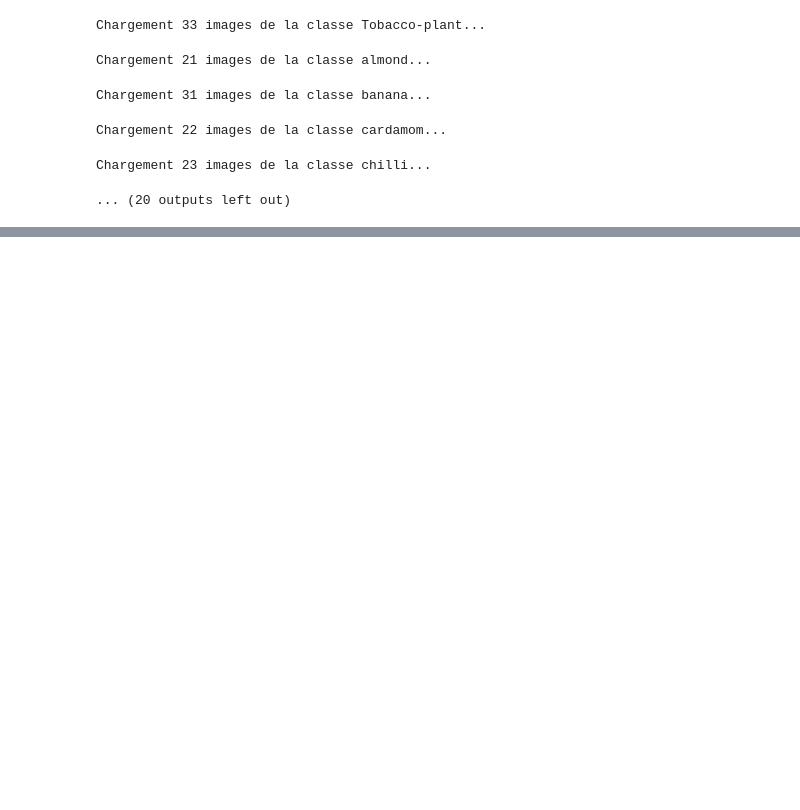
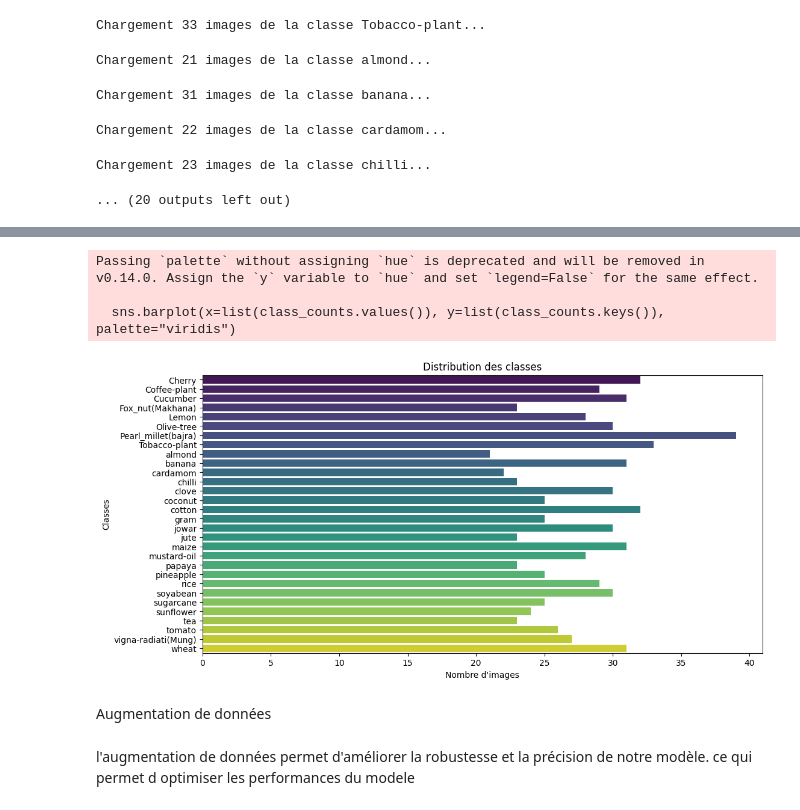
Before and after one commit to AbouCamara/IA-FORCE-N, a Jupyter notebook: Système_de_Classification_d'images_de_cultures_agricoles.ipynb, the cells around one changed output, grey strips where cells are left out. Cells and saved outputs as stored; diff of their text form; code cells hidden in the pictures; blank space fills up the shorter version.

```diff
--- a/Système_de_Classification_d'images_de_cultures_agricoles.ipynb
+++ b/Système_de_Classification_d'images_de_cultures_agricoles.ipynb
@@ -236,0 +286,9 @@ Classe la moins fréquente: almond (21 images)
+# %%
+
+# Décompression des fichiers
+zip_path = '/content/drive/MyDrive/Systeme de classification d\'image/archive.zip'
+extract_folder = '/content/drive/MyDrive/Data/extracted_files'
+os.makedirs(extract_folder, exist_ok=True)
+with zipfile.ZipFile(zip_path, 'r') as zip_ref:
+    zip_ref.extractall(extract_folder)
+print(f"Fichiers extraits dans : {extract_folder}")
@@ -236,0 +297,4 @@ Classe la moins fréquente: almond (21 images)
+# %%
+
+# Chemin des images
+dataset_folder = os.path.join(extract_folder, "Agricultural-crops")
@@ -236,0 +328,13 @@ Classe la moins fréquente: almond (21 images)
+# %%
+# Chargement des images
+images, labels, classes = load_images_from_drive(dataset_folder)
+print(f"Dimensions des données : {images.shape}")
+
+# Visualisation de quelques images
+plt.figure(figsize=(12, 8))
+for i in range(9):
+    plt.subplot(3, 3, i+1)
+    plt.imshow(images[i])
+    plt.title(classes[labels[i]])
+    plt.axis('off')
+plt.show()
@@ -236,0 +355,18 @@ Classe la moins fréquente: almond (21 images)
+# %%
+# Analyse de la distribution des classes
+class_counts = {cls: np.sum(labels == idx) for idx, cls in enumerate(classes)}
+plt.figure(figsize=(12, 6))
+sns.barplot(x=list(class_counts.values()), y=list(class_counts.keys()), palette="viridis")
+plt.title("Distribution des classes")
+plt.xlabel("Nombre d'images")
+plt.ylabel("Classes")
+plt.show()
+# %% [output]
+Passing `palette` without assigning `hue` is deprecated and will be removed in v0.14.0. Assign the `y` variable to `hue` and set `legend=False` for the same effect.
+
+  sns.barplot(x=list(class_counts.values()), y=list(class_counts.keys()), palette="viridis")
+[figure, added]
+# %% [markdown]
+Augmentation de données
+# %% [markdown]
+l'augmentation de données permet d'améliorer la robustesse et la précision de notre modèle. ce qui permet d optimiser les performances du modele
```
Also changed, not shown: parts of 22 cells of this notebook.
